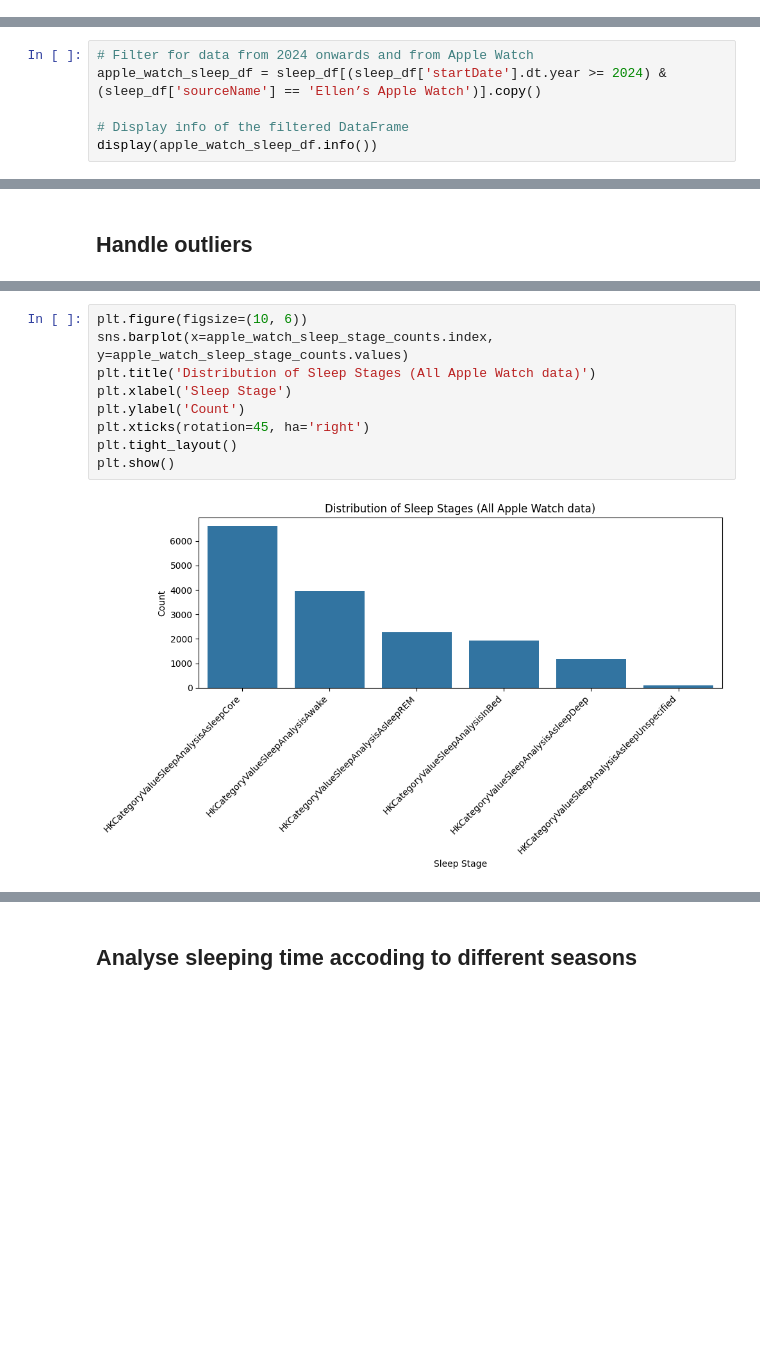
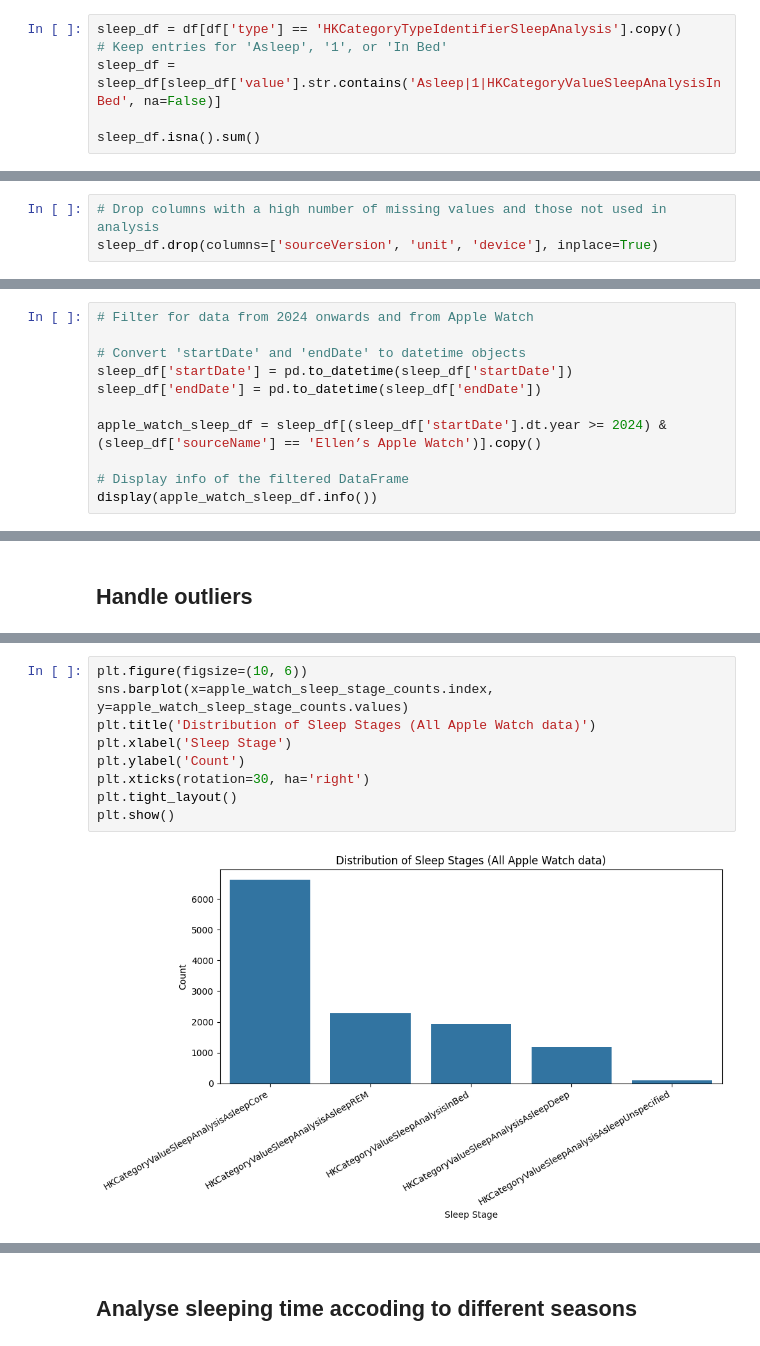
Before and after one commit to Abigail6on/Apple-Health-Sleep-Analysis, a Jupyter notebook: health_sleep_data_analysis.ipynb, the cells around one changed output, grey strips where cells are left out. Saved outputs shown, nothing was run; the diff lists cells and outputs as text; blank space fills up the shorter version.

```diff
--- a/health_sleep_data_analysis.ipynb
+++ b/health_sleep_data_analysis.ipynb
@@ -45,0 +24,6 @@ dtype: object
+# %%
+sleep_df = df[df['type'] == 'HKCategoryTypeIdentifierSleepAnalysis'].copy()
+# Keep entries for 'Asleep', '1', or 'In Bed'
+sleep_df = sleep_df[sleep_df['value'].str.contains('Asleep|1|HKCategoryValueSleepAnalysisInBed', na=False)]
+
+sleep_df.isna().sum()
@@ -46,3 +42,6 @@ dtype: object
+# %%
+# Drop columns with a high number of missing values and those not used in analysis
+sleep_df.drop(columns=['sourceVersion', 'unit', 'device'], inplace=True)
 # %% [markdown]
 # 3. Exploratory Data Analysis (EDA)
 # %% [markdown]
@@ -53,6 +52,11 @@ import matplotlib.pyplot as plt
 import seaborn as sns
 # %%
 # Filter for data from 2024 onwards and from Apple Watch
+
+# Convert 'startDate' and 'endDate' to datetime objects
+sleep_df['startDate'] = pd.to_datetime(sleep_df['startDate'])
+sleep_df['endDate'] = pd.to_datetime(sleep_df['endDate'])
+
 apple_watch_sleep_df = sleep_df[(sleep_df['startDate'].dt.year >= 2024) & (sleep_df['sourceName'] == 'Ellen’s Apple Watch')].copy()
 
 # Display info of the filtered DataFrame
@@ -281,14 +289,14 @@ dtype: int64
 # %%
 plt.figure(figsize=(10, 6))
 sns.barplot(x=apple_watch_sleep_stage_counts.index, y=apple_watch_sleep_stage_counts.values)
 plt.title('Distribution of Sleep Stages (All Apple Watch data)')
 plt.xlabel('Sleep Stage')
 plt.ylabel('Count')
-plt.xticks(rotation=45, ha='right')
+plt.xticks(rotation=30, ha='right')
 plt.tight_layout()
 plt.show()
 # %% [output]
-[figure, old version]
+[figure, new version]
 # %%
 # Extract month and year
 apple_watch_sleep_df['year_month'] = apple_watch_sleep_df['startDate'].dt.to_period('M')
```
Also changed, not shown: parts of 33 cells of this notebook.
